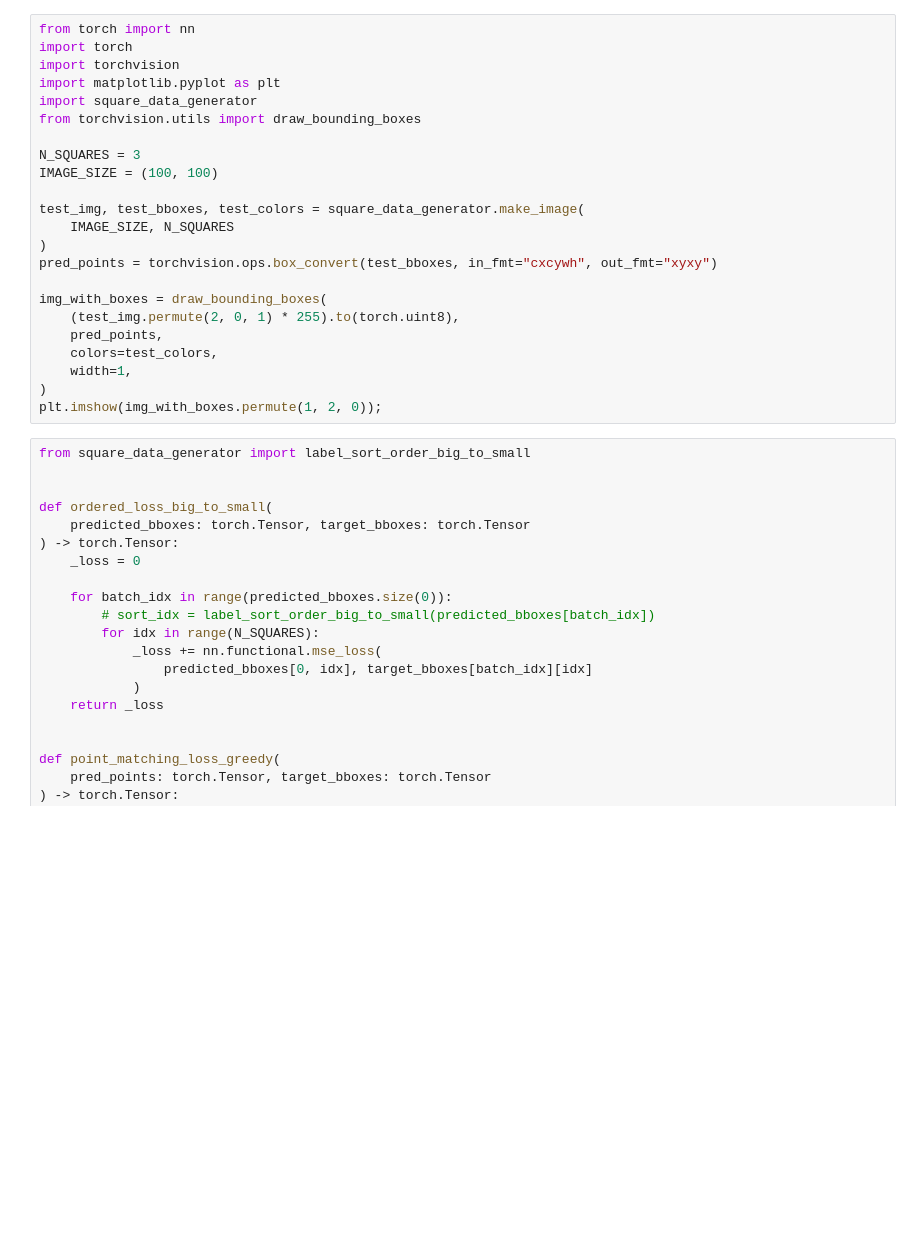
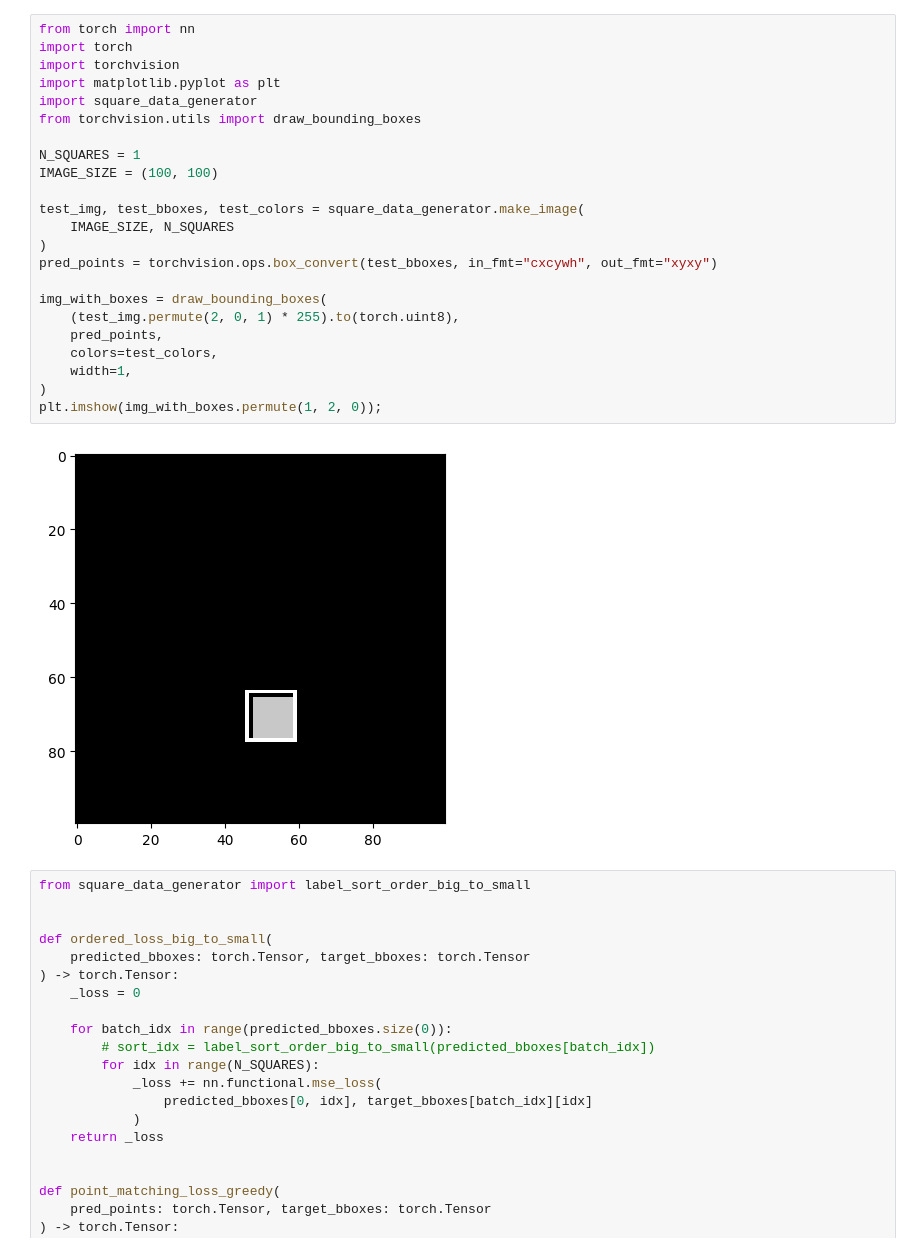
Before and after one commit to Whatisthisname/bbox-diffusion, a Jupyter notebook: toy_dataset.ipynb, the cells around one changed output. Saved outputs shown, nothing was run; the diff lists cells and outputs as text; blank space fills up the shorter version.

```diff
--- a/toy_dataset.ipynb
+++ b/toy_dataset.ipynb
@@ -1,26 +1,28 @@
 # %%
 from torch import nn
 import torch
 import torchvision
 import matplotlib.pyplot as plt
 import square_data_generator
 from torchvision.utils import draw_bounding_boxes
 
-N_SQUARES = 3
+N_SQUARES = 1
 IMAGE_SIZE = (100, 100)
 
 test_img, test_bboxes, test_colors = square_data_generator.make_image(
     IMAGE_SIZE, N_SQUARES
 )
 pred_points = torchvision.ops.box_convert(test_bboxes, in_fmt="cxcywh", out_fmt="xyxy")
 
 img_with_boxes = draw_bounding_boxes(
     (test_img.permute(2, 0, 1) * 255).to(torch.uint8),
     pred_points,
     colors=test_colors,
     width=1,
 )
 plt.imshow(img_with_boxes.permute(1, 2, 0));
+# %% [output]
+[figure, added]
 # %%
 from square_data_generator import label_sort_order_big_to_small
 
```
Also changed, not shown: parts of 4 cells of this notebook, 3 other files.
